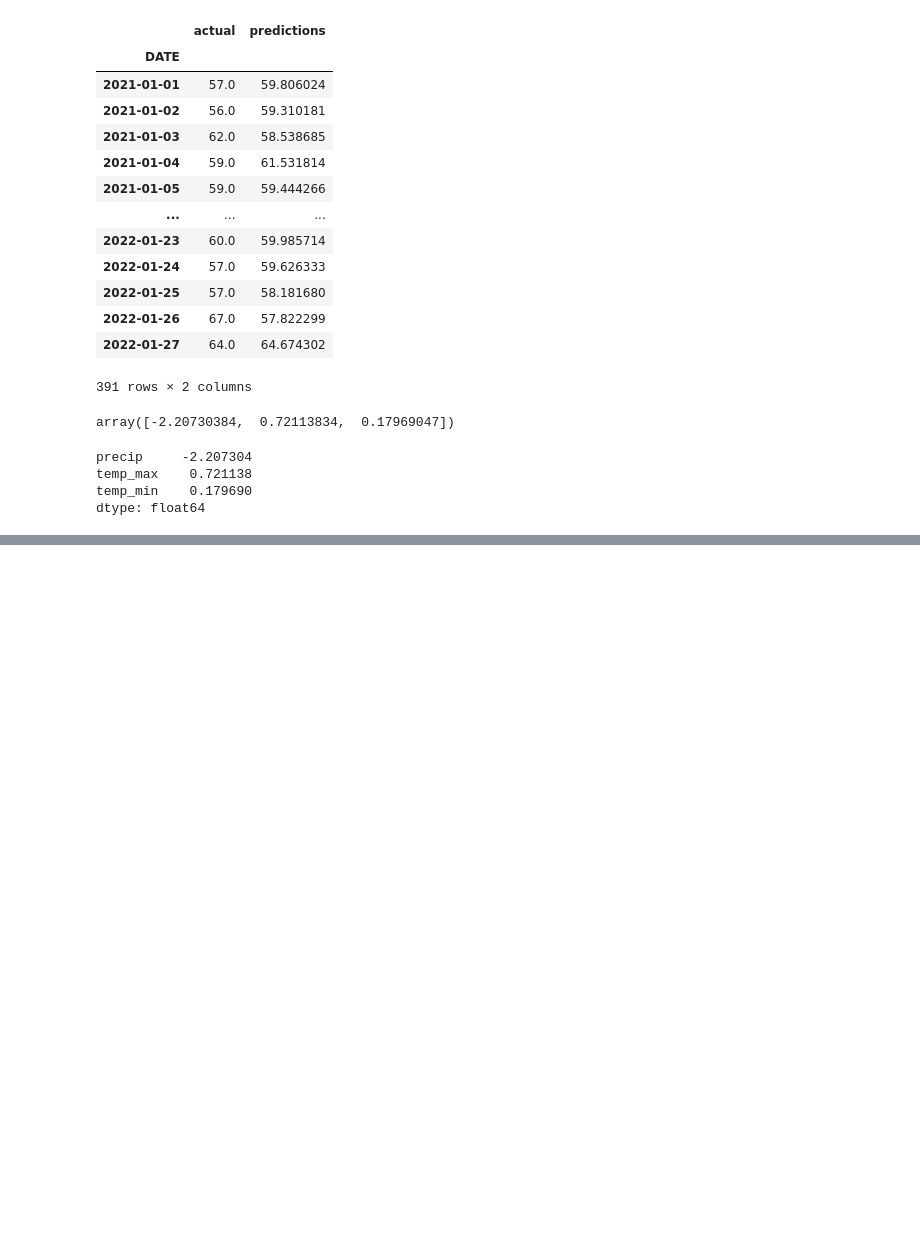
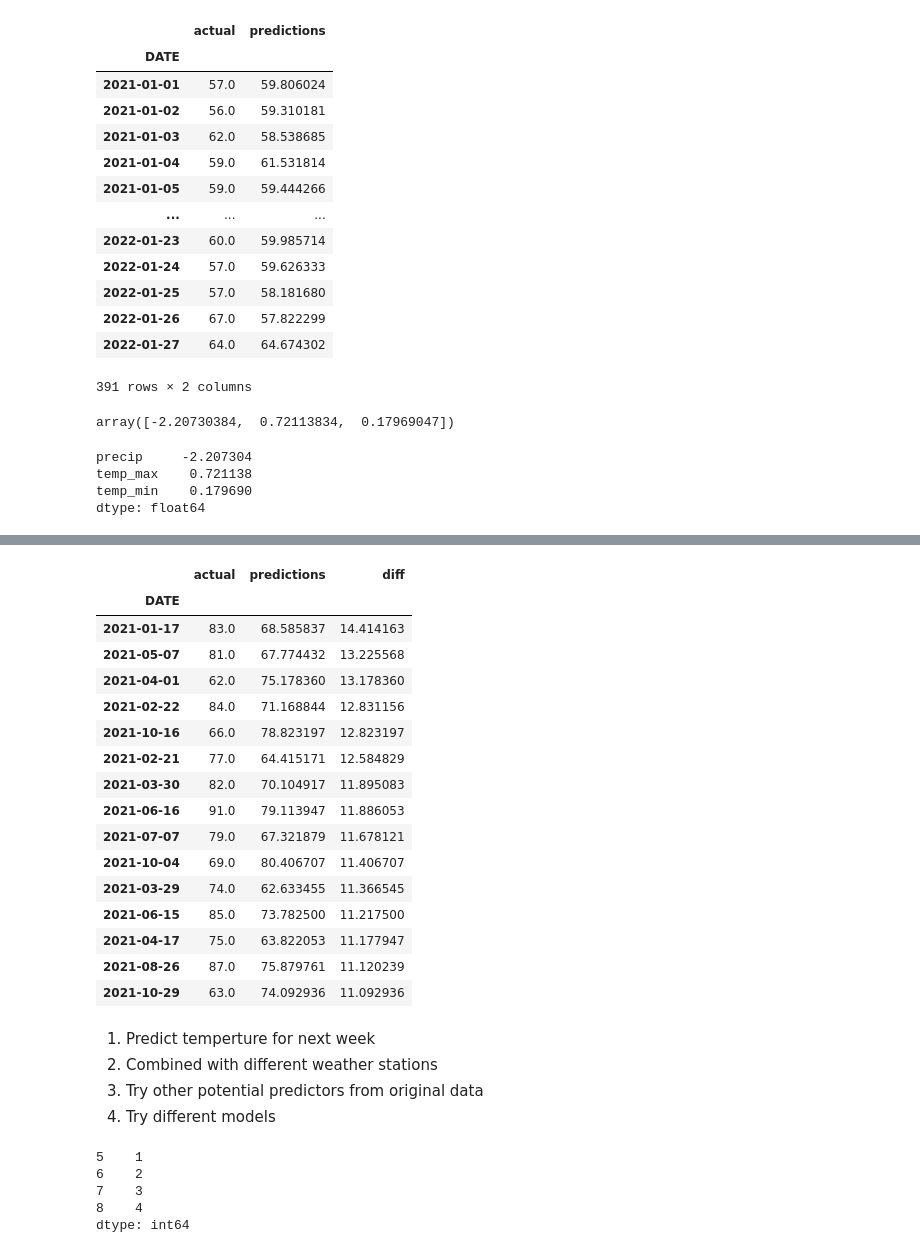
Before and after one commit to SkylarHuang55/Machine-Learning-Projects, a Jupyter notebook: Weather Prediction/Weather Prediction.ipynb, the cells around one changed output, grey strips where cells are left out. Drawn from its saved outputs; the diff is of its cells as text; code cells hidden in the pictures; blank space fills up the shorter version.

```diff
--- a/Weather Prediction/Weather Prediction.ipynb
+++ b/Weather Prediction/Weather Prediction.ipynb
@@ -360,0 +435,4 @@ def create_predictions(predictors,core_weather,reg):
+# %%
+predictors = ['precip','temp_max','temp_min','month_max','month_day_max','max_min','month_avg','day_of_year_avg']
+# %%
+error, combined = create_predictions(predictors, core_weather, reg)
@@ -360,0 +474,37 @@ def create_predictions(predictors,core_weather,reg):
+# %%
+combined['diff'] = (combined['actual'] - combined['predictions']).abs()
+combined.sort_values('diff',ascending = False).head(15)
+# %% [output]
+|  | actual | predictions | diff |
+| DATE |  |  |  |
+| 2021-01-17 | 83.0 | 68.585837 | 14.414163 |
+| 2021-05-07 | 81.0 | 67.774432 | 13.225568 |
+| 2021-04-01 | 62.0 | 75.178360 | 13.178360 |
+| 2021-02-22 | 84.0 | 71.168844 | 12.831156 |
+| 2021-10-16 | 66.0 | 78.823197 | 12.823197 |
+| 2021-02-21 | 77.0 | 64.415171 | 12.584829 |
+| 2021-03-30 | 82.0 | 70.104917 | 11.895083 |
+| 2021-06-16 | 91.0 | 79.113947 | 11.886053 |
+| 2021-07-07 | 79.0 | 67.321879 | 11.678121 |
+| 2021-10-04 | 69.0 | 80.406707 | 11.406707 |
+| 2021-03-29 | 74.0 | 62.633455 | 11.366545 |
+| 2021-06-15 | 85.0 | 73.782500 | 11.217500 |
+| 2021-04-17 | 75.0 | 63.822053 | 11.177947 |
+| 2021-08-26 | 87.0 | 75.879761 | 11.120239 |
+| 2021-10-29 | 63.0 | 74.092936 | 11.092936 |
+# %% [markdown]
+1. Predict temperture for next week
+2. Combined with different weather stations
+3. Try other potential predictors from original data
+4. Try different models
+# %%
+a = [1,2,3,4]
+b = [5,6,7,8]
+c = pd.Series(a,b)
+c
+# %% [output]
+5    1
+6    2
+7    3
+8    4
+dtype: int64
```
Also changed, not shown: parts of 16 cells of this notebook.
